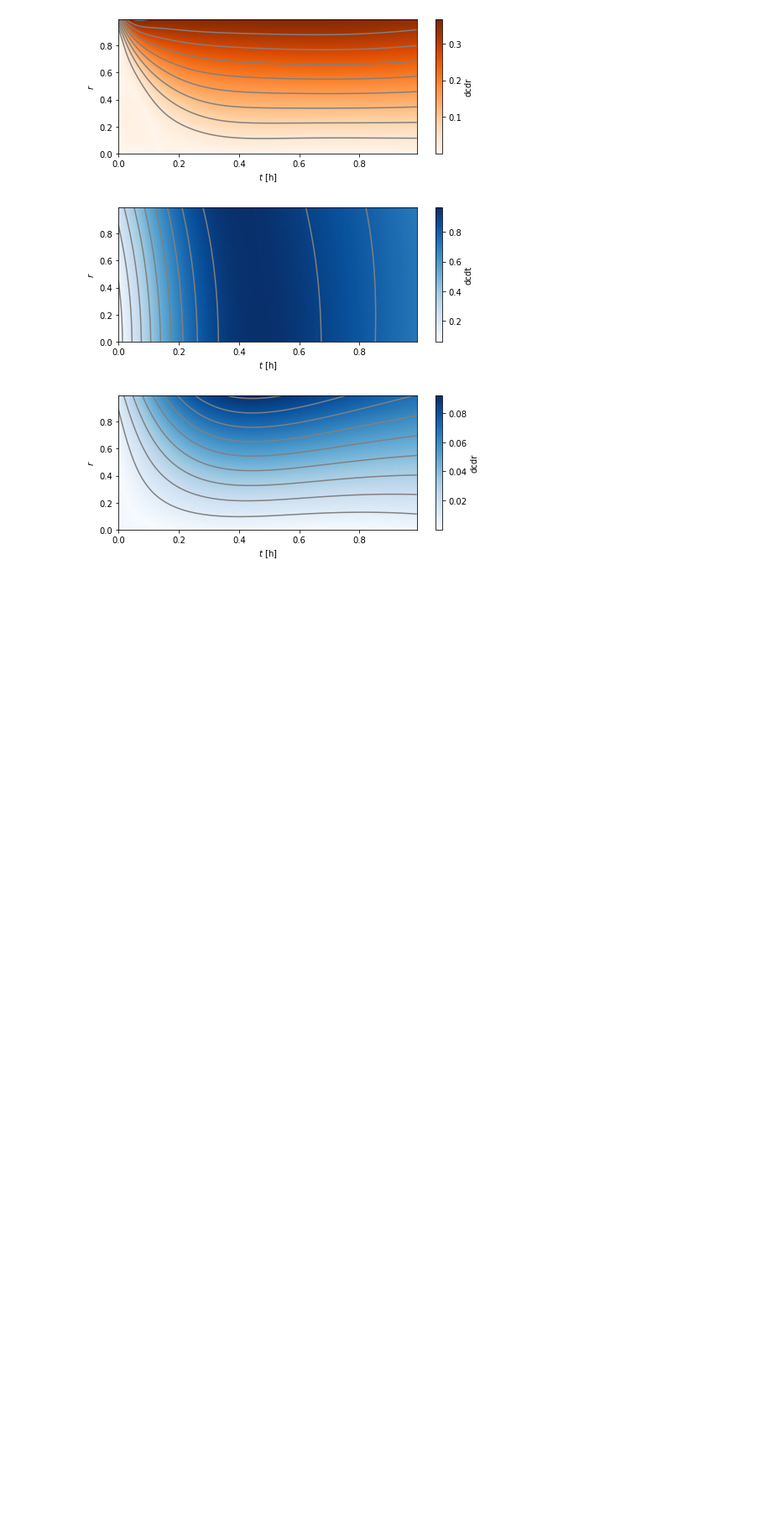
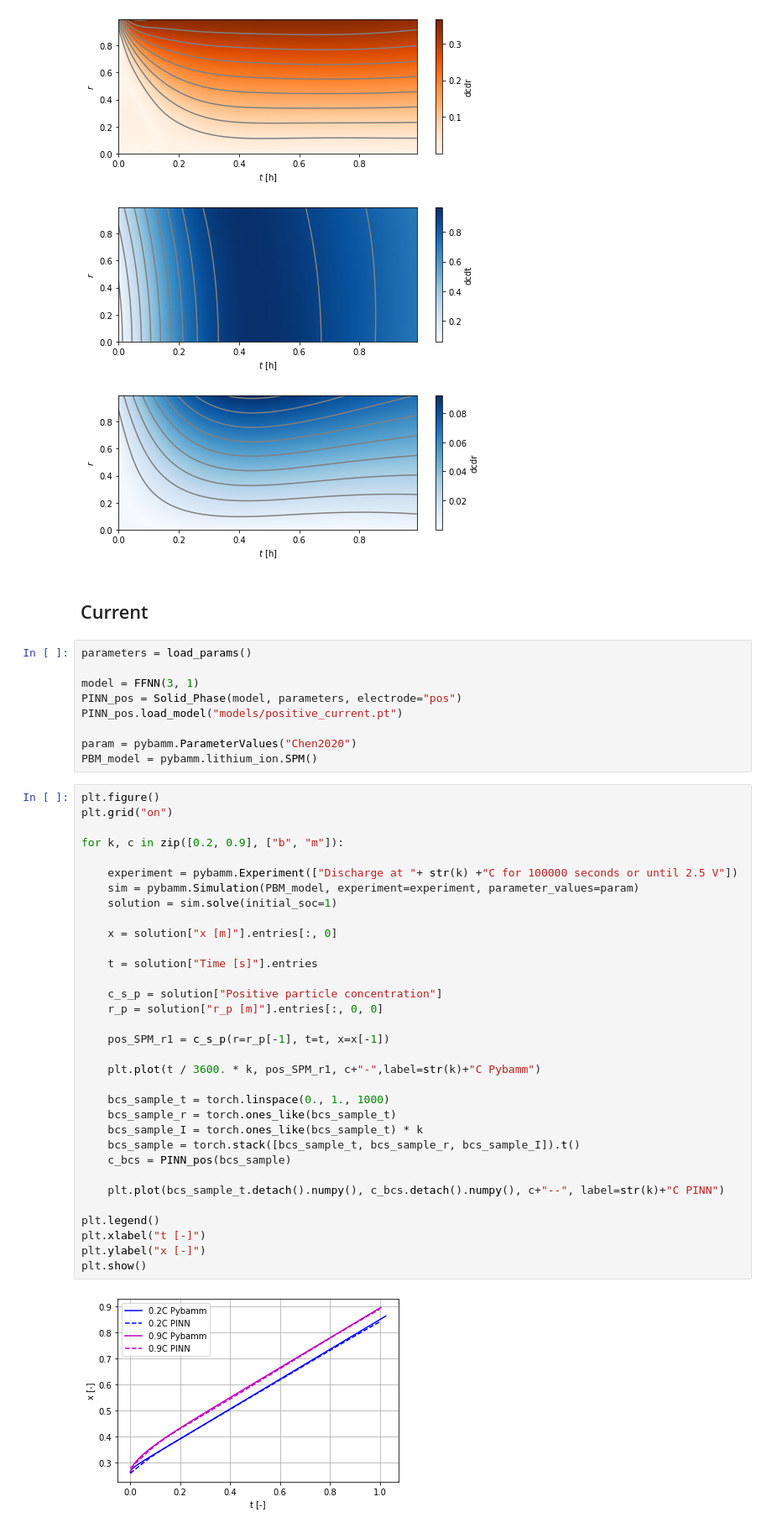
Before and after one commit to JosuYeregui/PINN-DeepONet, a Jupyter notebook: evaluation.ipynb, the cells around one changed output. Shown at 84% size. Drawn from its saved outputs; the diff is of its cells as text; blank space fills up the shorter version.

Commit message:
Different currents working

```diff
--- a/evaluation.ipynb
+++ b/evaluation.ipynb
@@ -143,3 +143,49 @@ plot_area(neg_dcdr, 'Blues', 'dcdr')
 [figure]
 [figure]
 [figure]
+# %% [markdown]
+## Current
+# %%
+parameters = load_params()
+
+model = FFNN(3, 1)
+PINN_pos = Solid_Phase(model, parameters, electrode="pos")
+PINN_pos.load_model("models/positive_current.pt")
+
+param = pybamm.ParameterValues("Chen2020")
+PBM_model = pybamm.lithium_ion.SPM()
+# %%
+plt.figure()
+plt.grid("on")
+
+for k, c in zip([0.2, 0.9], ["b", "m"]):
+
+    experiment = pybamm.Experiment(["Discharge at "+ str(k) +"C for 100000 seconds or until 2.5 V"])
+    sim = pybamm.Simulation(PBM_model, experiment=experiment, parameter_values=param)
+    solution = sim.solve(initial_soc=1)
+
+    x = solution["x [m]"].entries[:, 0]
+
+    t = solution["Time [s]"].entries
+
+    c_s_p = solution["Positive particle concentration"]
+    r_p = solution["r_p [m]"].entries[:, 0, 0]
+
+    pos_SPM_r1 = c_s_p(r=r_p[-1], t=t, x=x[-1])
+
+    plt.plot(t / 3600. * k, pos_SPM_r1, c+"-",label=str(k)+"C Pybamm")
+
+    bcs_sample_t = torch.linspace(0., 1., 1000)
+    bcs_sample_r = torch.ones_like(bcs_sample_t)
+    bcs_sample_I = torch.ones_like(bcs_sample_t) * k
+    bcs_sample = torch.stack([bcs_sample_t, bcs_sample_r, bcs_sample_I]).t()
+    c_bcs = PINN_pos(bcs_sample)
+
+    plt.plot(bcs_sample_t.detach().numpy(), c_bcs.detach().numpy(), c+"--", label=str(k)+"C PINN")
+
+plt.legend()
+plt.xlabel("t [-]")
+plt.ylabel("x [-]")
+plt.show()
+# %% [output]
+[figure, added]
```
Also changed, not shown: parts of 1 cell of this notebook, 1 other file.
